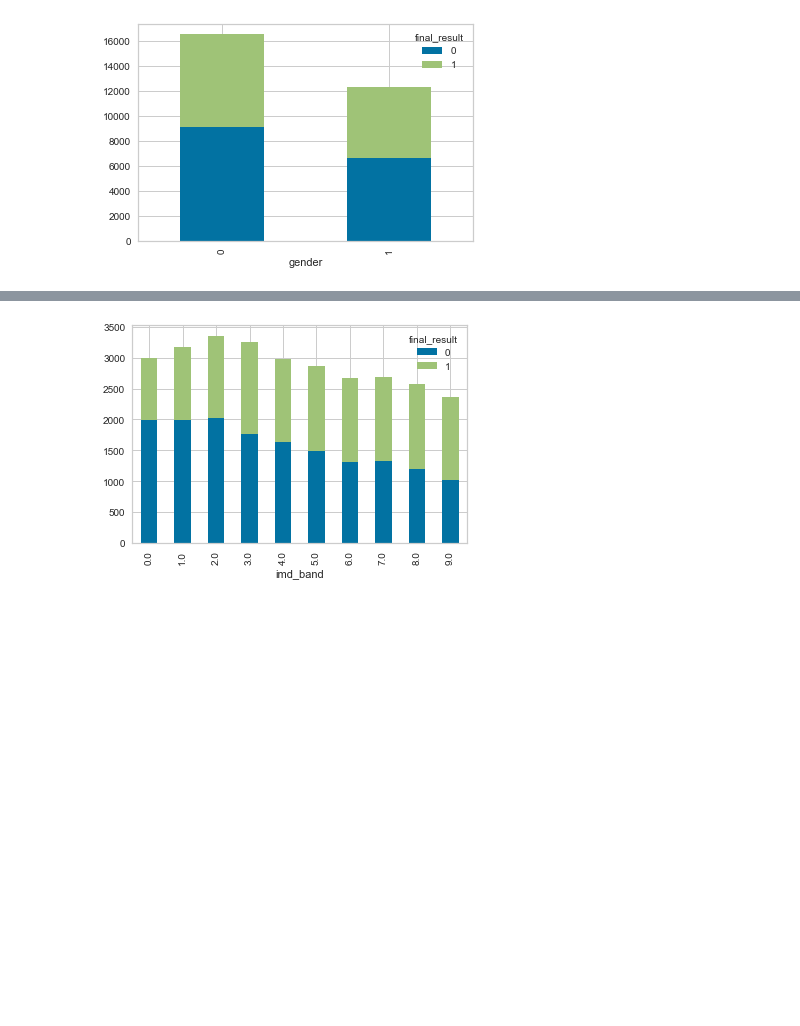
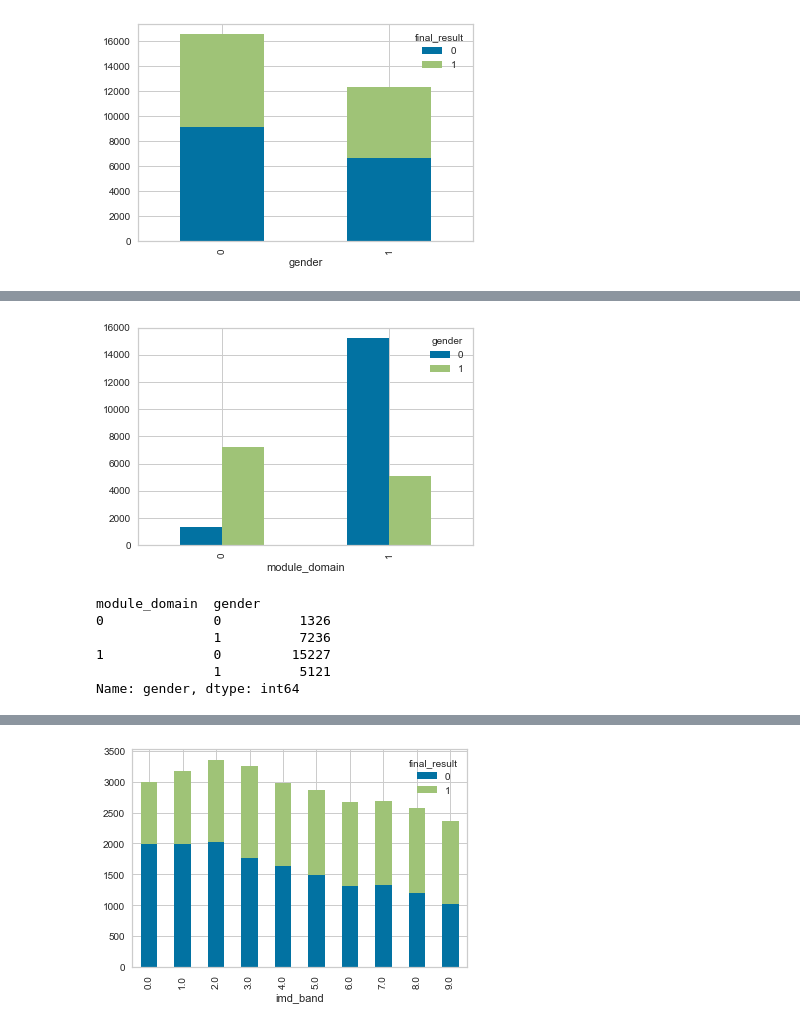
Before and after one commit to georgetown-analytics/University-Learning-Analytics, a Jupyter notebook: code/exploratory data analysis/Phase 3 Exploratory Data Analysis.ipynb, the cells around one changed output, grey strips where cells are left out. Drawn from its saved outputs; the diff is of its cells as text; code cells hidden in the pictures; blank space fills up the shorter version.

```diff
--- a/code/exploratory data analysis/Phase 3 Exploratory Data Analysis.ipynb
+++ b/code/exploratory data analysis/Phase 3 Exploratory Data Analysis.ipynb
@@ -254,0 +274,16 @@ plt.show()
+# %%
+#grouping module domain by gender
+df.groupby(['module_domain', 'gender']).size().unstack().plot(kind='bar')
+plt.show()
+# %% [output]
+[figure, added]
+# %%
+#distribution of gender based on course genre
+df.groupby(['module_domain','gender'])['gender'].count()
+# %% [output]
+module_domain  gender
+0              0          1326
+               1          7236
+1              0         15227
+               1          5121
+Name: gender, dtype: int64
```
Also changed, not shown: parts of 52 cells of this notebook.
